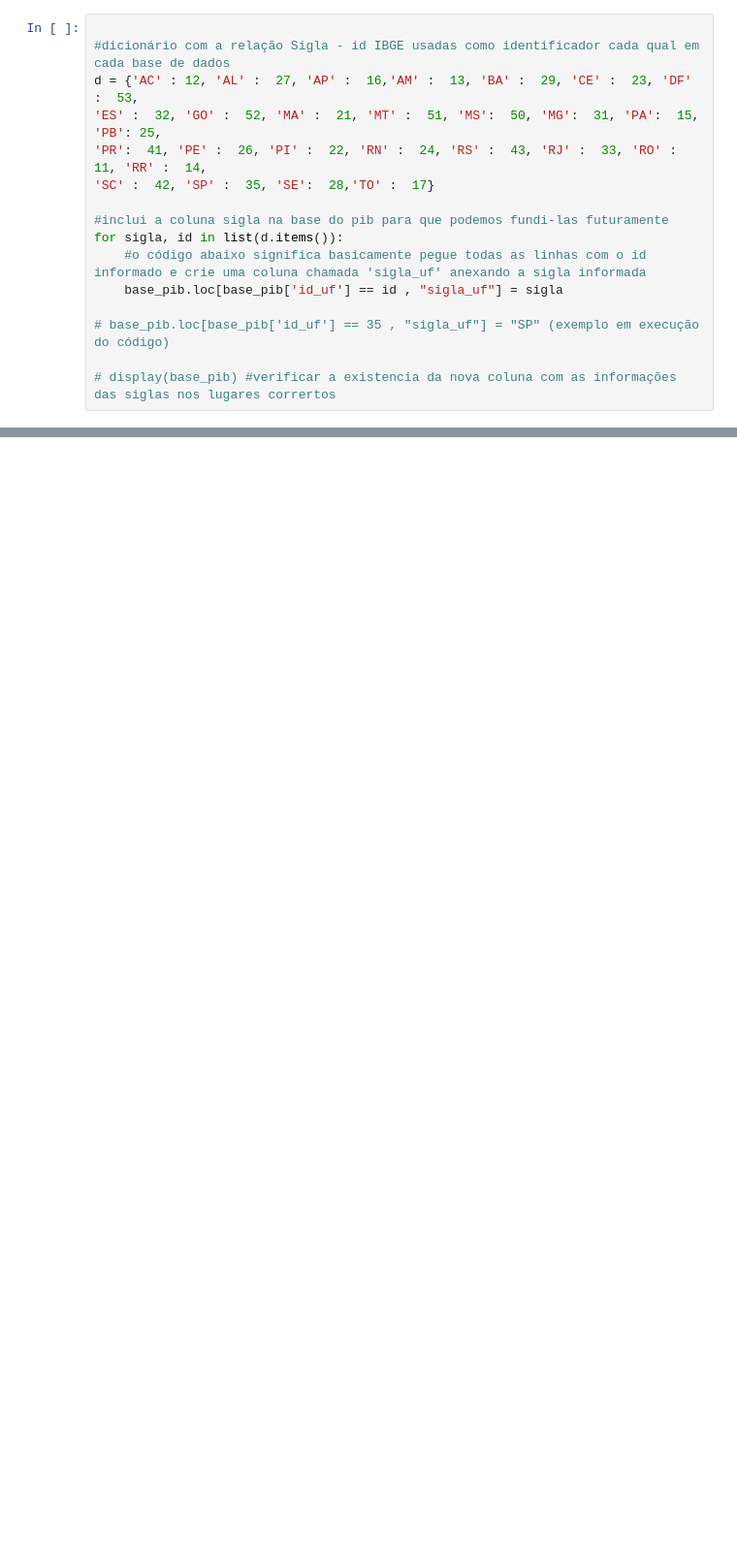
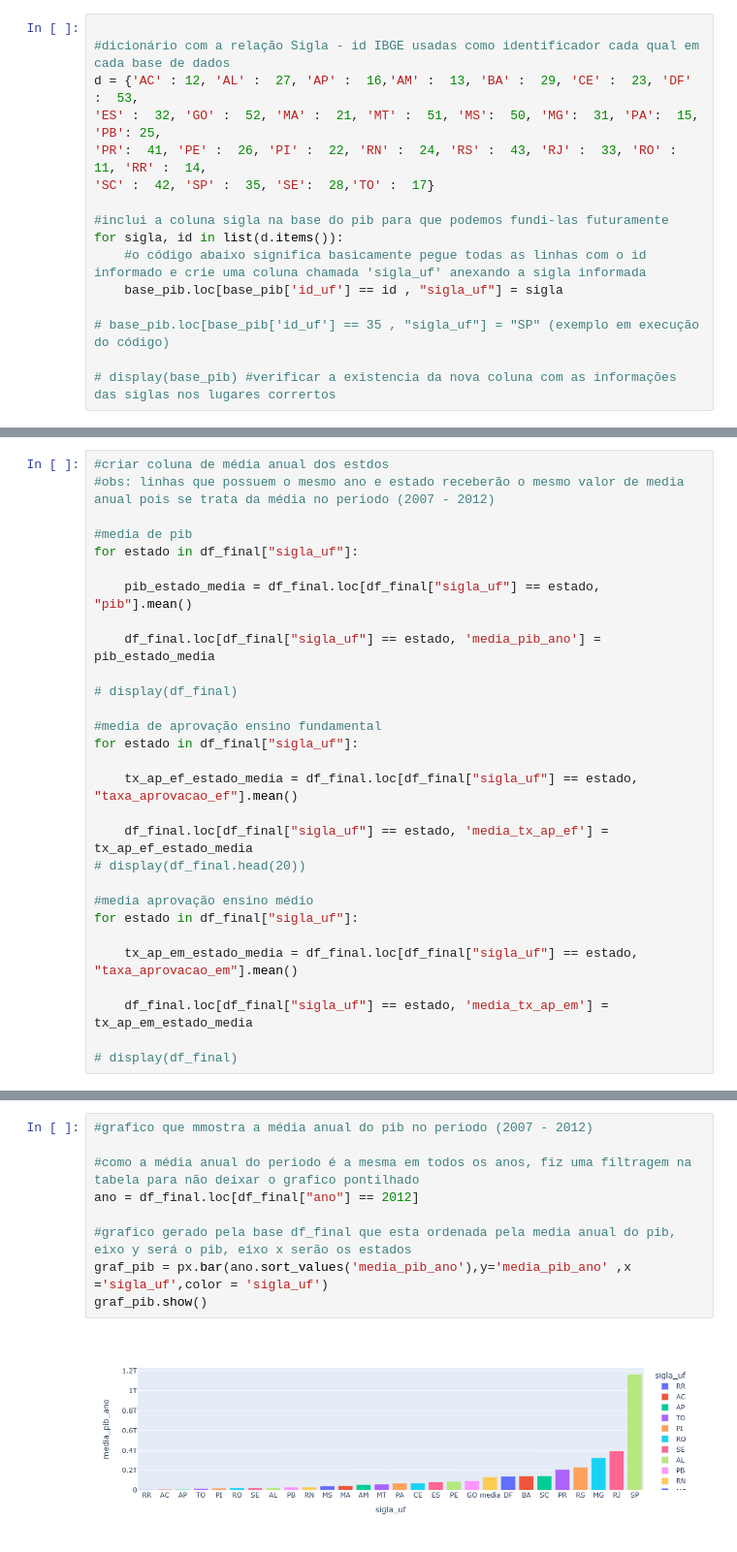
Before and after one commit to vcSabeQuemEh/analyticaTarefas, a Jupyter notebook: analise/codigo_analise.ipynb, the cells around one changed output, grey strips where cells are left out. Shown at 97% size. Saved outputs shown, nothing was run; the diff lists cells and outputs as text; blank space fills up the shorter version.

```diff
--- a/analise/codigo_analise.ipynb
+++ b/analise/codigo_analise.ipynb
@@ -117 +55,30 @@ display(df_final)
+# %%
+#criar coluna de média anual dos estdos
+#obs: linhas que possuem o mesmo ano e estado receberão o mesmo valor de media anual pois se trata da média no periodo (2007 - 2012)
+
+#media de pib
+for estado in df_final["sigla_uf"]:
+
+    pib_estado_media = df_final.loc[df_final["sigla_uf"] == estado, "pib"].mean()
+
+    df_final.loc[df_final["sigla_uf"] == estado, 'media_pib_ano'] = pib_estado_media
+
+# display(df_final)
+
+#media de aprovação ensino fundamental
+for estado in df_final["sigla_uf"]:
+
+    tx_ap_ef_estado_media = df_final.loc[df_final["sigla_uf"] == estado, "taxa_aprovacao_ef"].mean()
+
+    df_final.loc[df_final["sigla_uf"] == estado, 'media_tx_ap_ef'] = tx_ap_ef_estado_media
+# display(df_final.head(20))
+
+#media aprovação ensino médio
+for estado in df_final["sigla_uf"]:
+
+    tx_ap_em_estado_media = df_final.loc[df_final["sigla_uf"] == estado, "taxa_aprovacao_em"].mean()
+
+    df_final.loc[df_final["sigla_uf"] == estado, 'media_tx_ap_em'] = tx_ap_em_estado_media
+
+# display(df_final)
 # %%
@@ -217,0 +171,11 @@ fig.show()
+# %%
+#grafico que mmostra a média anual do pib no periodo (2007 - 2012)
+
+#como a média anual do periodo é a mesma em todos os anos, fiz uma filtragem na tabela para não deixar o grafico pontilhado
+ano = df_final.loc[df_final["ano"] == 2012]
+
+#grafico gerado pela base df_final que esta ordenada pela media anual do pib, eixo y será o pib, eixo x serão os estados
+graf_pib = px.bar(ano.sort_values('media_pib_ano'),y='media_pib_ano' ,x ='sigla_uf',color = 'sigla_uf')
+graf_pib.show()
+# %% [output]
+[figure, added]
```
Also changed, not shown: parts of 11 cells of this notebook, 2 other files.
